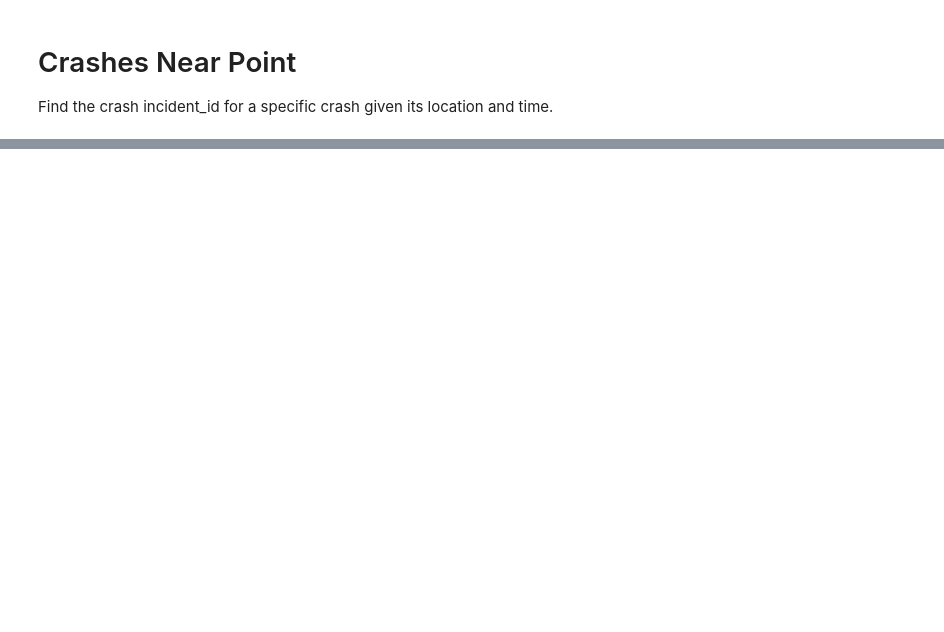
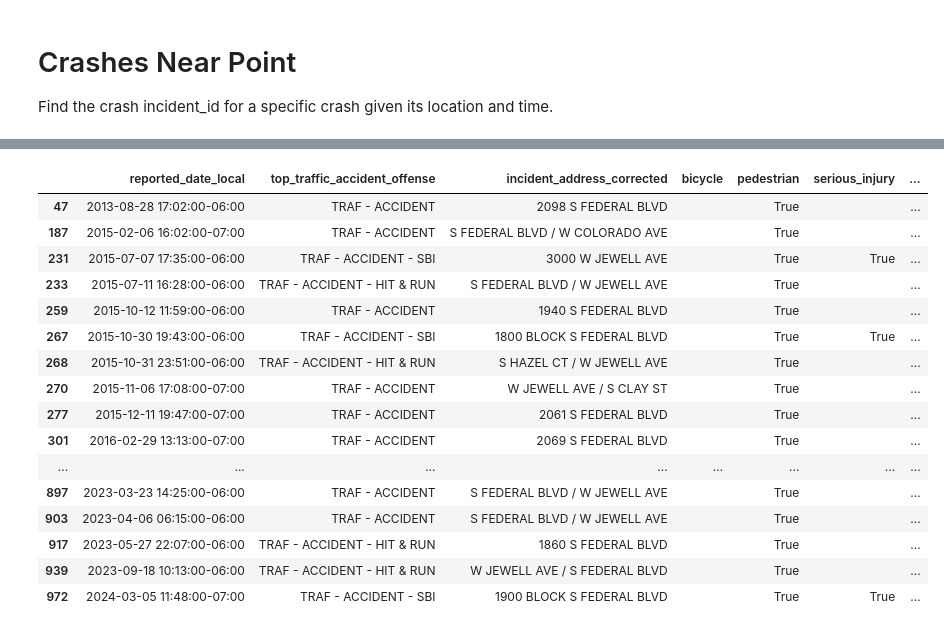
Before and after one commit to devinbrady/denver-street-data, a Jupyter notebook: notebooks/Crashes_Near_Point.ipynb, the cells around one changed output, grey strips where cells are left out. Cells and saved outputs as stored; diff of their text form; code cells hidden in the pictures; blank space fills up the shorter version.

```diff
--- a/notebooks/Crashes_Near_Point.ipynb
+++ b/notebooks/Crashes_Near_Point.ipynb
@@ -89,14 +83,39 @@ nearby.groupby('all_time').agg(
 # %%
+display_df = nearby.copy()
+display_df['bicycle'] = display_df['bicycle_ind'].replace(0, '').replace(1, True)
+display_df['pedestrian'] = display_df['pedestrian_ind'].replace(0, '').replace(1, True)
+display_df['serious_injury'] = display_df['sbi'].replace(False, '')
+display_df['fatal'] = display_df['fatality'].replace(False, '')
+
 display_cols = [
     'reported_date_local'
     , 'top_traffic_accident_offense'
     , 'incident_address_corrected'
-    , 'bicycle_ind'
-    , 'pedestrian_ind'
-    , 'sbi'
-    , 'fatality'
+    , 'bicycle'
+    , 'pedestrian'
+    , 'serious_injury'
+    , 'fatal'
     , 'distance_feet'
     , 'incident_id'
 ]
 # nearby.to_clipboard()
 # nearby[display_cols]
+display_df.loc[display_df.pedestrian_ind == 1, display_cols]
+# %% [output]
+|  | reported_date_local | top_traffic_accident_offense | incident_address_corrected | bicycle | pedestrian | serious_injury | ... |
+| 47 | 2013-08-28 17:02:00-06:00 | TRAF - ACCIDENT | 2098 S FEDERAL BLVD |  | True |  | ... |
+| 187 | 2015-02-06 16:02:00-07:00 | TRAF - ACCIDENT | S FEDERAL BLVD / W COLORADO AVE |  | True |  | ... |
+| 231 | 2015-07-07 17:35:00-06:00 | TRAF - ACCIDENT - SBI | 3000 W JEWELL AVE |  | True | True | ... |
+| 233 | 2015-07-11 16:28:00-06:00 | TRAF - ACCIDENT - HIT & RUN | S FEDERAL BLVD / W JEWELL AVE |  | True |  | ... |
+| 259 | 2015-10-12 11:59:00-06:00 | TRAF - ACCIDENT | 1940 S FEDERAL BLVD |  | True |  | ... |
+| 267 | 2015-10-30 19:43:00-06:00 | TRAF - ACCIDENT - SBI | 1800 BLOCK S FEDERAL BLVD |  | True | True | ... |
+| 268 | 2015-10-31 23:51:00-06:00 | TRAF - ACCIDENT - HIT & RUN | S HAZEL CT / W JEWELL AVE |  | True |  | ... |
+| 270 | 2015-11-06 17:08:00-07:00 | TRAF - ACCIDENT | W JEWELL AVE / S CLAY ST |  | True |  | ... |
+| 277 | 2015-12-11 19:47:00-07:00 | TRAF - ACCIDENT | 2061 S FEDERAL BLVD |  | True |  | ... |
+| 301 | 2016-02-29 13:13:00-07:00 | TRAF - ACCIDENT | 2069 S FEDERAL BLVD |  | True |  | ... |
+| ... | ... | ... | ... | ... | ... | ... | ... |
+| 897 | 2023-03-23 14:25:00-06:00 | TRAF - ACCIDENT | S FEDERAL BLVD / W JEWELL AVE |  | True |  | ... |
+| 903 | 2023-04-06 06:15:00-06:00 | TRAF - ACCIDENT | S FEDERAL BLVD / W JEWELL AVE |  | True |  | ... |
+| 917 | 2023-05-27 22:07:00-06:00 | TRAF - ACCIDENT - HIT & RUN | 1860 S FEDERAL BLVD |  | True |  | ... |
+| 939 | 2023-09-18 10:13:00-06:00 | TRAF - ACCIDENT - HIT & RUN | W JEWELL AVE / S FEDERAL BLVD |  | True |  | ... |
+| 972 | 2024-03-05 11:48:00-07:00 | TRAF - ACCIDENT - SBI | 1900 BLOCK S FEDERAL BLVD |  | True | True | ... |
```
Also changed, not shown: parts of 7 cells of this notebook, 5 other files.
